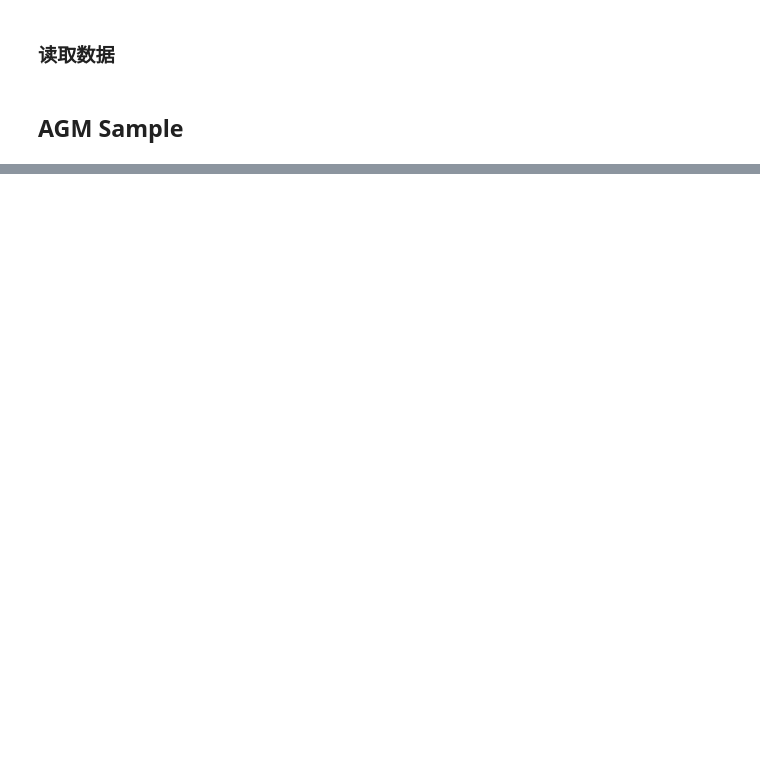
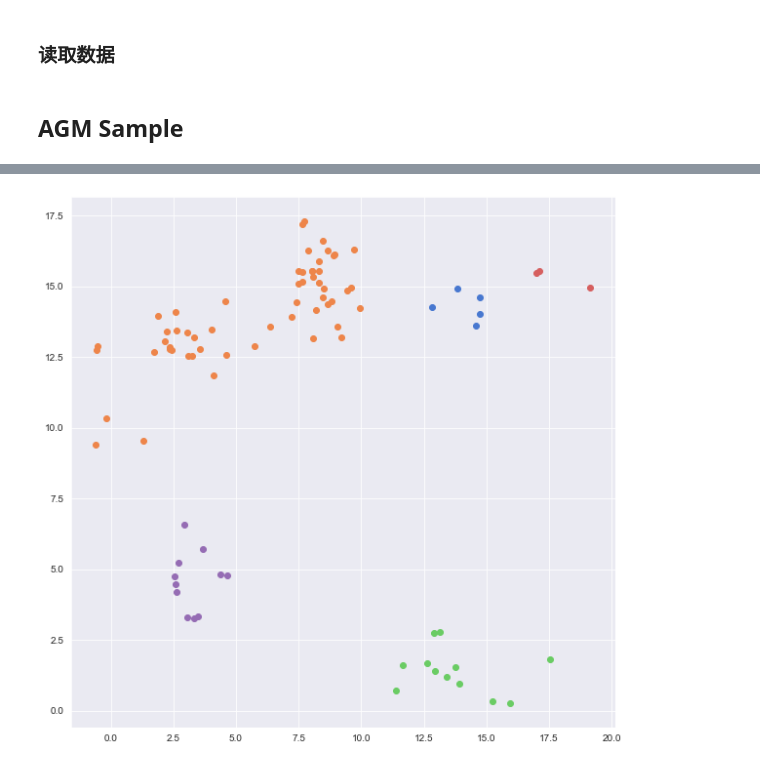
Before and after one commit to QSCTech-Sange/Optimization_Project, a Jupyter notebook: optimize.ipynb, the cells around one changed output, grey strips where cells are left out. Saved outputs shown, nothing was run; the diff lists cells and outputs as text; code cells hidden in the pictures; blank space fills up the shorter version.

```diff
--- a/optimize.ipynb
+++ b/optimize.ipynb
@@ -42,0 +57,5 @@ plot_res_data(points,ans)
+# %%
+plt.figure(figsize=(10,10))
+plot_res_data(points,ans,groups,way='points')
+# %% [output]
+[figure, added]
```
Also changed, not shown: parts of 6 cells of this notebook, 3 other files.
